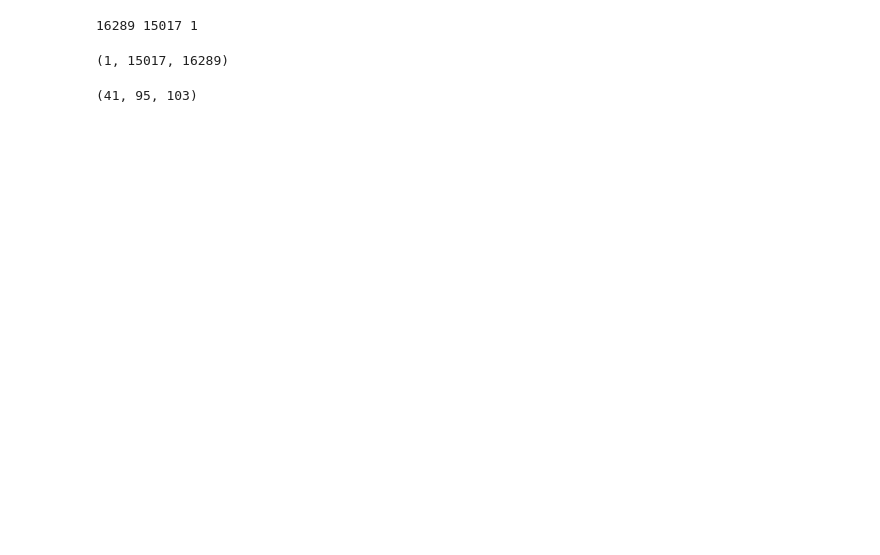
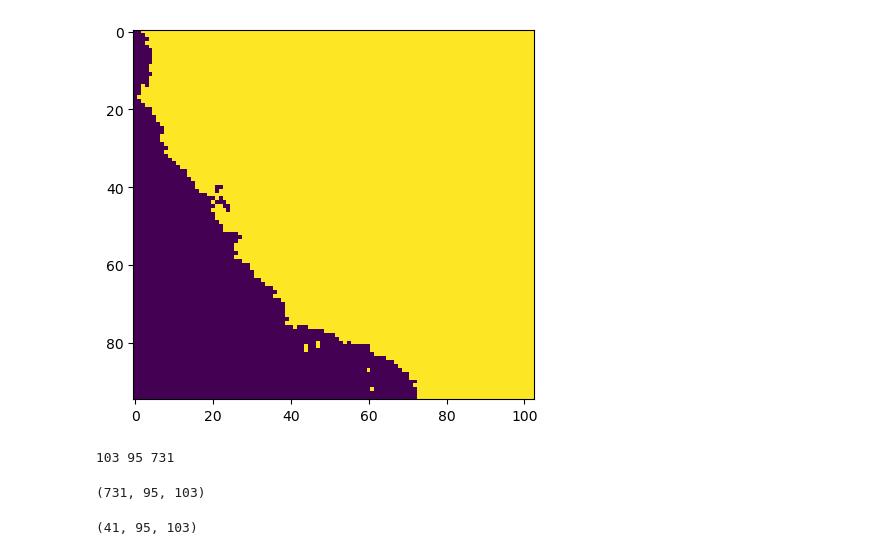
Before and after one commit to anna-boser/ET_agriculture, a Jupyter notebook: code/3_analysis/2_scratch/9_PET.ipynb, the cells around one changed output. Cells and saved outputs as stored; diff of their text form; code cells hidden in the pictures; blank space fills up the shorter version.

```diff
--- a/code/3_analysis/2_scratch/9_PET.ipynb
+++ b/code/3_analysis/2_scratch/9_PET.ipynb
@@ -8,5 +9,5 @@ import pandas as pd
 # %%
-img = rasterio.open(here("./data/intermediate/PET/PETbrick.tif")) # NA values are -3.4e+38
+img = rasterio.open(here("./data/intermediate/PET/PETbrick_OGres.tif")) # NA values are -3.4e+38
 # %%
 show(img)
 # %% [output]
@@ -15,10 +16,15 @@ show(img)
+# %%
+pyplot.imshow(img.read(1))
+pyplot.show()
+# %% [output]
+[figure, added]
 # %%
 print(img.width, img.height, img.count) # I have 103 lat (rows), 95 lon (cols), and 703 days
 array = np.array(img.read())
 array.shape #date lon lat
 # %% [output]
-16289 15017 1
+103 95 731
-(1, 15017, 16289)
+(731, 95, 103)
 # %%
 # get a list of the start indices and end indices of each of your time intervals
 
```
Also changed, not shown: parts of 2 cells of this notebook, 4 other files.
